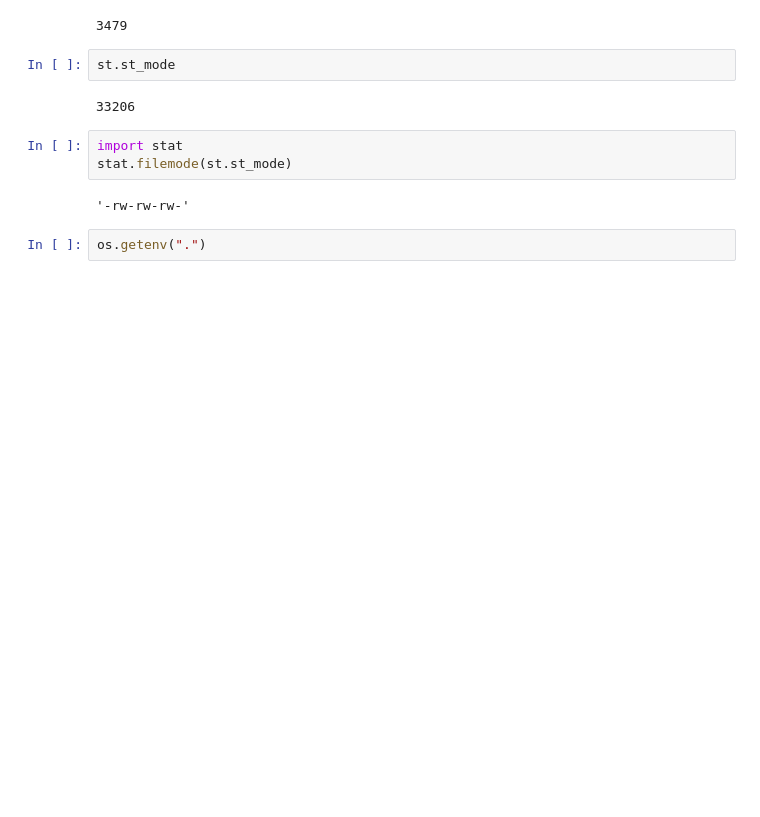
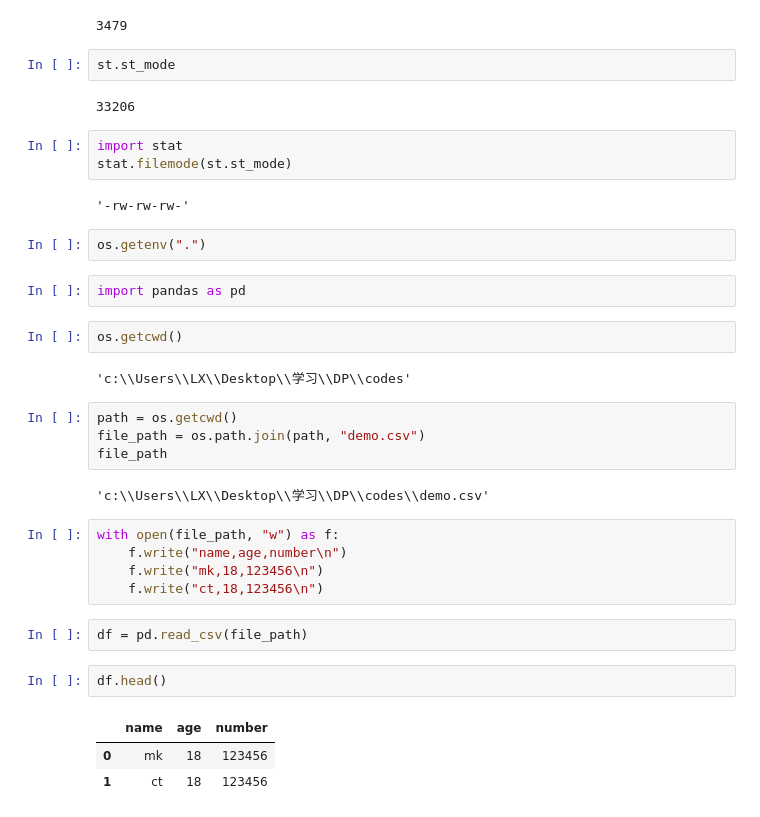
Before and after one commit to Alive-mk/DP, a Jupyter notebook: codes/data preprocessing.ipynb, the cells around one changed output. Drawn from its saved outputs; the diff is of its cells as text; blank space fills up the shorter version.

```diff
--- a/codes/data preprocessing.ipynb
+++ b/codes/data preprocessing.ipynb
@@ -88,3 +88,28 @@ stat.filemode(st.st_mode)
 '-rw-rw-rw-'
 # %%
 os.getenv(".")
+# %%
+import pandas as pd
+# %%
+os.getcwd()
+# %% [output]
+'c:\\Users\\LX\\Desktop\\学习\\DP\\codes'
+# %%
+path = os.getcwd()
+file_path = os.path.join(path, "demo.csv")
+file_path
+# %% [output]
+'c:\\Users\\LX\\Desktop\\学习\\DP\\codes\\demo.csv'
+# %%
+with open(file_path, "w") as f:
+    f.write("name,age,number\n")
+    f.write("mk,18,123456\n")
+    f.write("ct,18,123456\n")
+# %%
+df = pd.read_csv(file_path)
+# %%
+df.head()
+# %% [output]
+|  | name | age | number |
+| 0 | mk | 18 | 123456 |
+| 1 | ct | 18 | 123456 |
```
Also changed, not shown: parts of 14 cells of this notebook, 2 other files.
